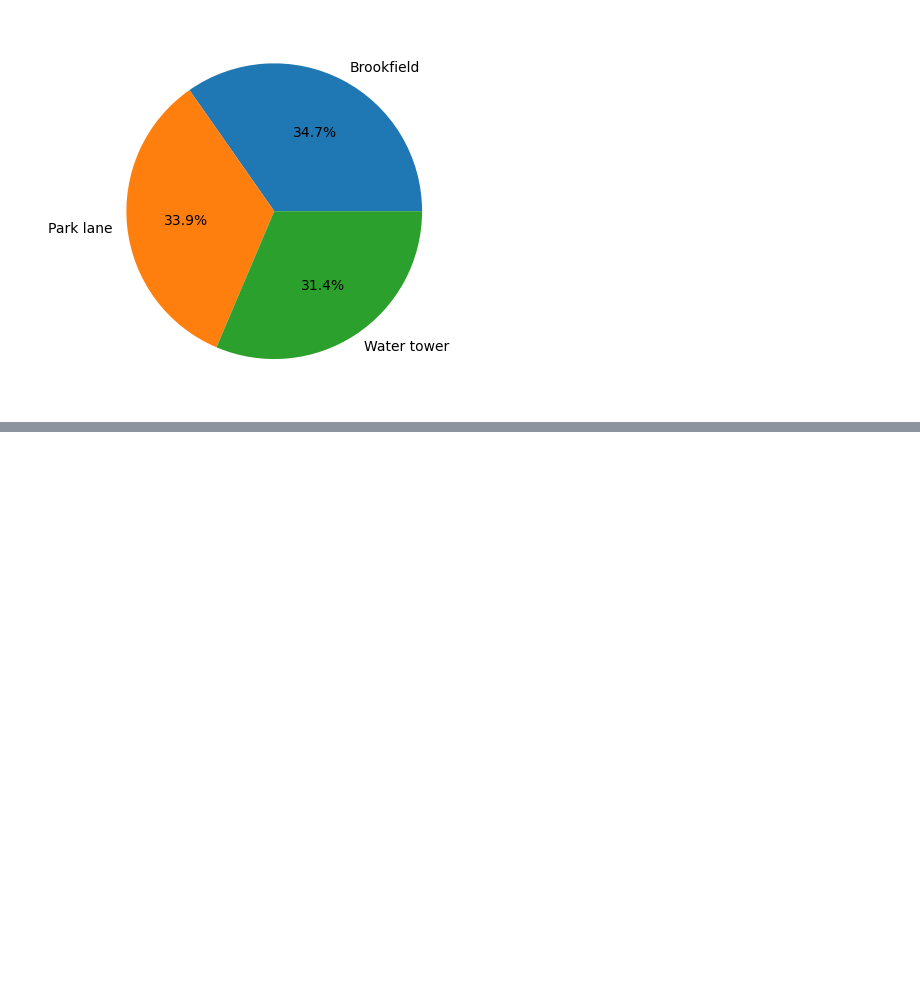
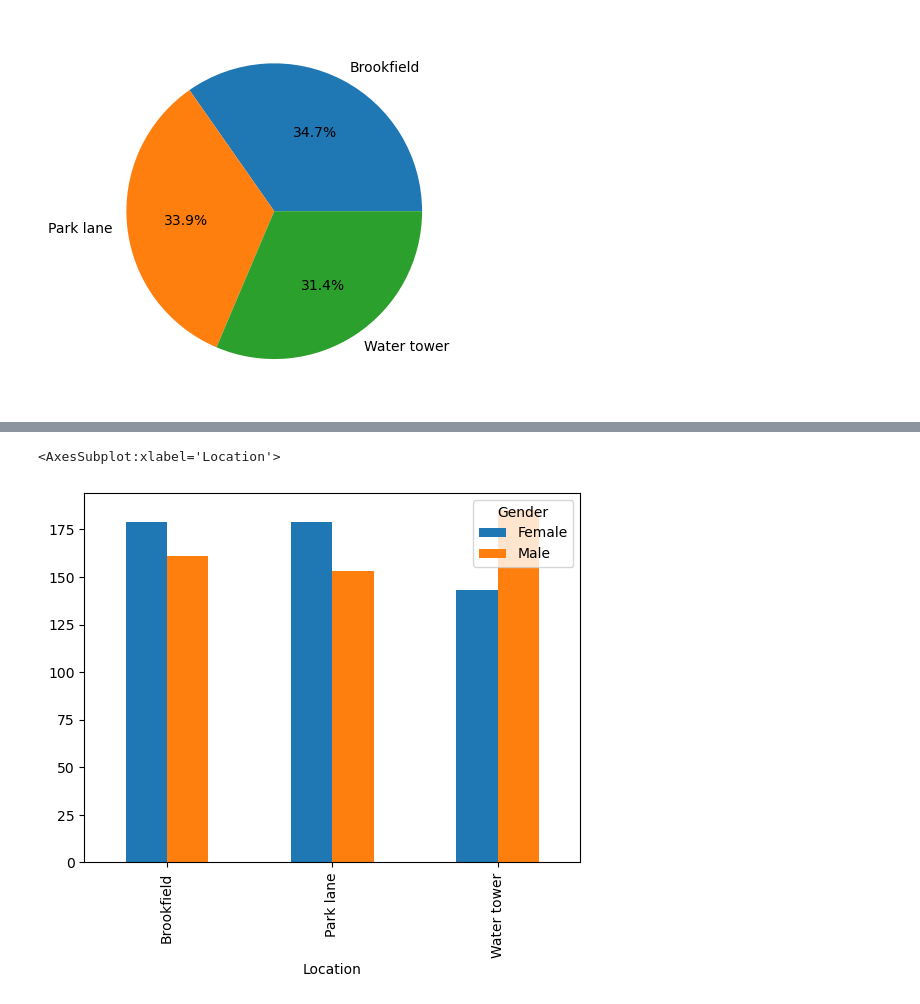
Before and after one commit to Joshi-kv/Sales_Analysis, a Jupyter notebook: supermarket_sales_analysis.ipynb, the cells around one changed output, grey strips where cells are left out. Saved outputs shown, nothing was run; the diff lists cells and outputs as text; code cells hidden in the pictures; blank space fills up the shorter version.

```diff
--- a/supermarket_sales_analysis.ipynb
+++ b/supermarket_sales_analysis.ipynb
@@ -195,0 +203,5 @@ gender_sales=data.groupby(['Gender','Location']).count()['Invoice ID']
+# %%
+gender_sales.unstack(level=0).plot(kind='bar')
+# %% [output]
+<AxesSubplot:xlabel='Location'>
+[figure, added]
```
Also changed, not shown: parts of 4 cells of this notebook.
